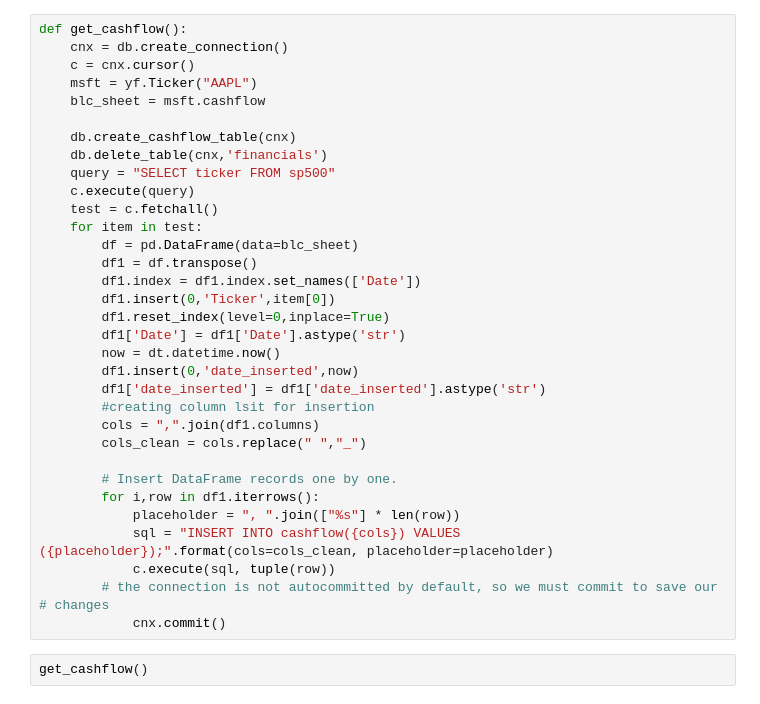
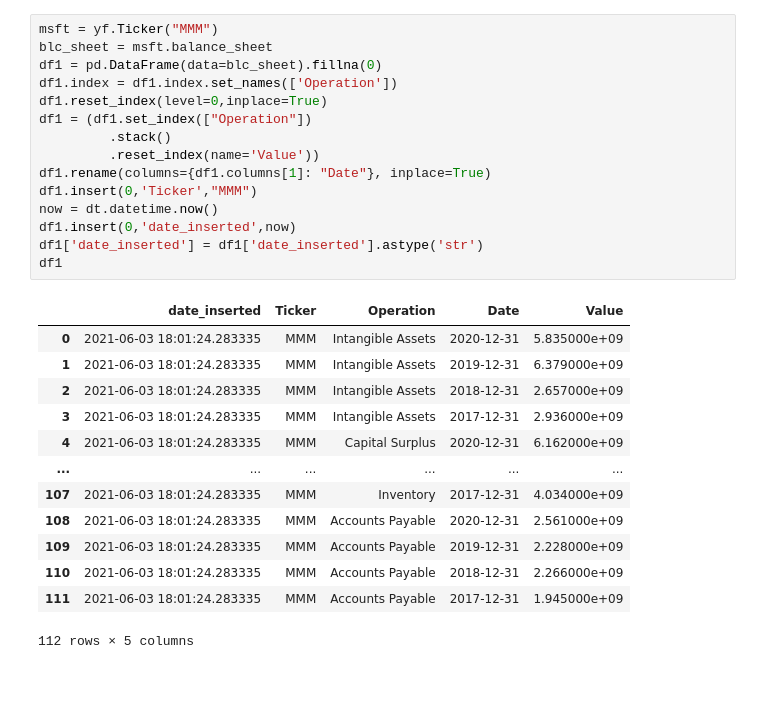
Before and after one commit to oliveirajo/finpy, a Jupyter notebook: Untitled.ipynb, the cells around one changed output. Cells and saved outputs as stored; diff of their text form.

```diff
--- a/Untitled.ipynb
+++ b/Untitled.ipynb
@@ -137,35 +105,29 @@ Date
-# %%
-def get_cashflow():
-    cnx = db.create_connection()
-    c = cnx.cursor()
-    msft = yf.Ticker("AAPL")
-    blc_sheet = msft.cashflow
-
-    db.create_cashflow_table(cnx)
-    db.delete_table(cnx,'financials')
-    query = "SELECT ticker FROM sp500"
-    c.execute(query)
-    test = c.fetchall()
-    for item in test:
-        df = pd.DataFrame(data=blc_sheet)
-        df1 = df.transpose()
-        df1.index = df1.index.set_names(['Date'])
-        df1.insert(0,'Ticker',item[0])
-        df1.reset_index(level=0,inplace=True)
-        df1['Date'] = df1['Date'].astype('str')
-        now = dt.datetime.now()
-        df1.insert(0,'date_inserted',now)
-        df1['date_inserted'] = df1['date_inserted'].astype('str')
-        #creating column lsit for insertion
-        cols = ",".join(df1.columns)
-        cols_clean = cols.replace(" ","_")
-
-        # Insert DataFrame records one by one.
-        for i,row in df1.iterrows():
-            placeholder = ", ".join(["%s"] * len(row))
-            sql = "INSERT INTO cashflow({cols}) VALUES ({placeholder});".format(cols=cols_clean, placeholder=placeholder)
-            c.execute(sql, tuple(row))
-        # the connection is not autocommitted by default, so we must commit to save our # changes
-            cnx.commit()
-# %%
-get_cashflow()
+# %%
+msft = yf.Ticker("MMM")
+blc_sheet = msft.balance_sheet
+df1 = pd.DataFrame(data=blc_sheet).fillna(0)
+df1.index = df1.index.set_names(['Operation'])
+df1.reset_index(level=0,inplace=True)
+df1 = (df1.set_index(["Operation"])
+         .stack()
+         .reset_index(name='Value'))
+df1.rename(columns={df1.columns[1]: "Date"}, inplace=True)
+df1.insert(0,'Ticker',"MMM")
+now = dt.datetime.now()
+df1.insert(0,'date_inserted',now)
+df1['date_inserted'] = df1['date_inserted'].astype('str')
+df1
+# %% [output]
+|  | date_inserted | Ticker | Operation | Date | Value |
+| 0 | 2021-06-03 18:01:24.283335 | MMM | Intangible Assets | 2020-12-31 | 5.835000e+09 |
+| 1 | 2021-06-03 18:01:24.283335 | MMM | Intangible Assets | 2019-12-31 | 6.379000e+09 |
+| 2 | 2021-06-03 18:01:24.283335 | MMM | Intangible Assets | 2018-12-31 | 2.657000e+09 |
+| 3 | 2021-06-03 18:01:24.283335 | MMM | Intangible Assets | 2017-12-31 | 2.936000e+09 |
+| 4 | 2021-06-03 18:01:24.283335 | MMM | Capital Surplus | 2020-12-31 | 6.162000e+09 |
+| ... | ... | ... | ... | ... | ... |
+| 107 | 2021-06-03 18:01:24.283335 | MMM | Inventory | 2017-12-31 | 4.034000e+09 |
+| 108 | 2021-06-03 18:01:24.283335 | MMM | Accounts Payable | 2020-12-31 | 2.561000e+09 |
+| 109 | 2021-06-03 18:01:24.283335 | MMM | Accounts Payable | 2019-12-31 | 2.228000e+09 |
+| 110 | 2021-06-03 18:01:24.283335 | MMM | Accounts Payable | 2018-12-31 | 2.266000e+09 |
+| 111 | 2021-06-03 18:01:24.283335 | MMM | Accounts Payable | 2017-12-31 | 1.945000e+09 |
+112 rows × 5 columns
```
Also changed, not shown: parts of 8 cells of this notebook, 3 other files.
